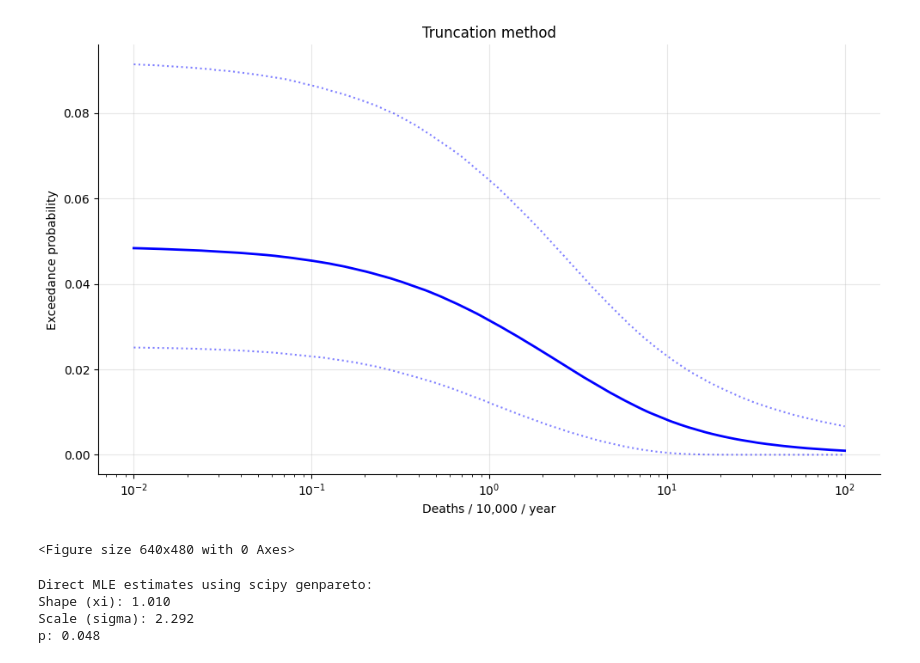
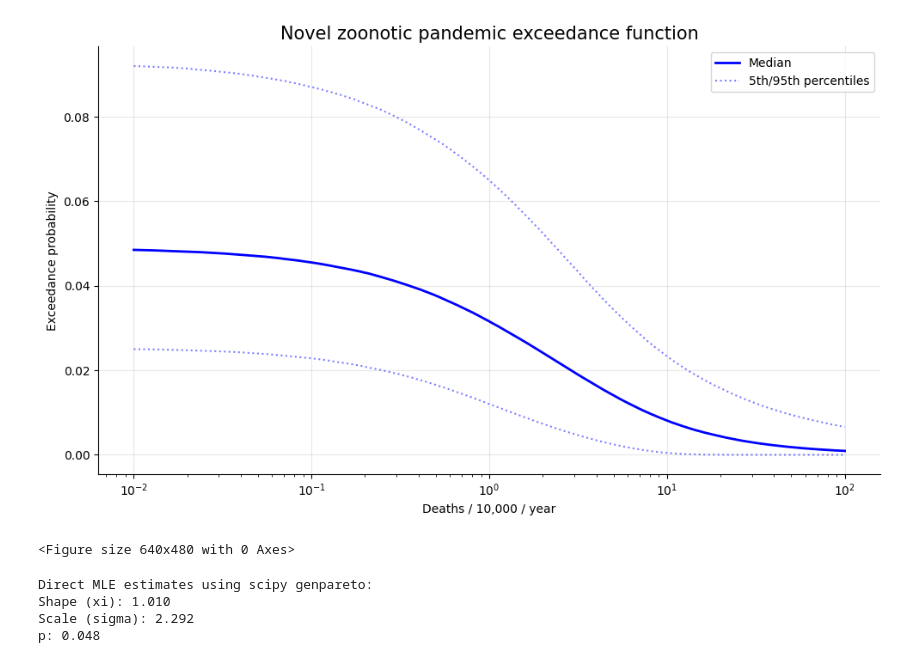
Before and after one commit to DevInnovationLab/pandemic_model_public, a Jupyter notebook: python/notebooks/37 mle_sample_no_trunc.ipynb, the cells around one changed output. Saved outputs shown, nothing was run; the diff lists cells and outputs as text; code cells hidden in the pictures.

```diff
--- a/python/notebooks/37 mle_sample_no_trunc.ipynb
+++ b/python/notebooks/37 mle_sample_no_trunc.ipynb
@@ -221,35 +221,39 @@ trunc_survivals = (
         trunc_xi_draws,
         loc=THRESHOLD,
         scale=trunc_sigma_draws
     )
 )
 
 # Calculate percentiles for credible intervals
 trunc_percentiles = np.percentile(trunc_survivals, [5, 50, 95], axis=0)
 
 # Plot on left subplot (truncated)
 ax.plot(x, trunc_percentiles[1], '-', linewidth=2, label=f'Median', color='blue')
 ax.plot(x, trunc_percentiles[0], ':', alpha=0.5, color='blue')
 ax.plot(x, trunc_percentiles[2], ':', alpha=0.5, color='blue')
 
 # For Taleb transform, create thresholds over positive domain
 
 ax.set_xscale('log')
 ax.grid(True, alpha=0.3)
 ax.set_xlabel('Deaths / 10,000 / year')
 ax.set_ylabel('Exceedance probability')
 # Only add legend to first subplot
 ax.spines['top'].set_visible(False)
 ax.spines['right'].set_visible(False)
 
+# Add legend with median and quantiles
+ax.plot([], [], ':', color='blue', alpha=0.5, label='5th/95th percentiles')
+ax.legend()
+
 # Set titles
-ax.set_title(f'Truncation method')
+ax.set_title(f'Novel zoonotic pandemic exceedance function', fontsize=15)
 
 plt.tight_layout()
 plt.show()
 plt.savefig("../../output/severity_distributions/allrisk_base_exceedance_fn_grid.jpg", dpi=400)
 # %% [output]
-[figure, old version]
+[figure, new version]
 <Figure size 640x480 with 0 Axes>
 # %%
 # First calculate p from the data
```
Also changed, not shown: parts of 2 cells of this notebook, 19 other files.
